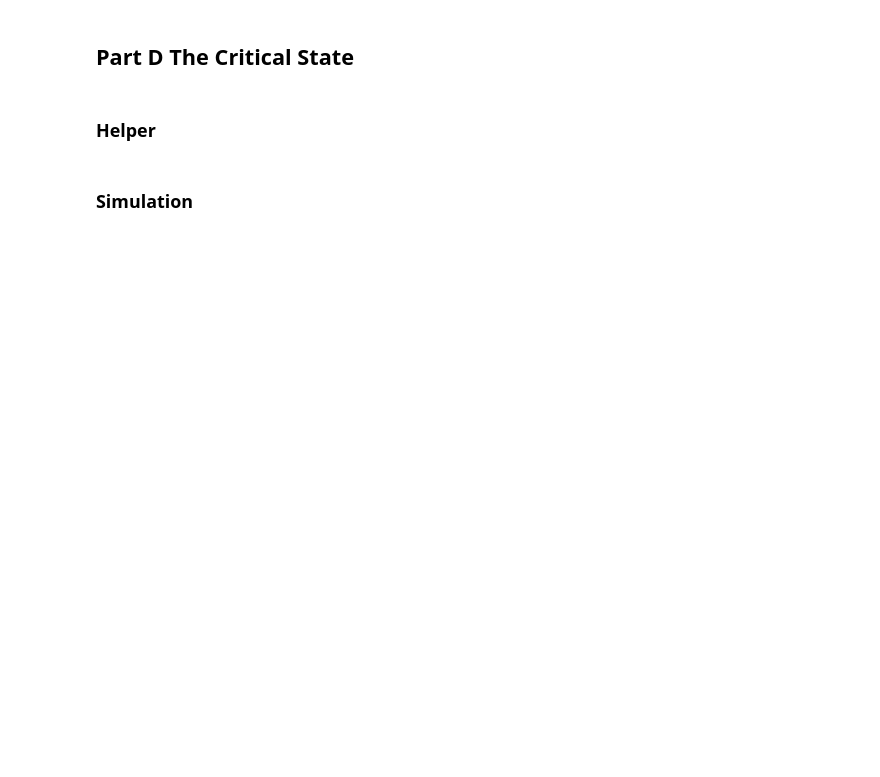
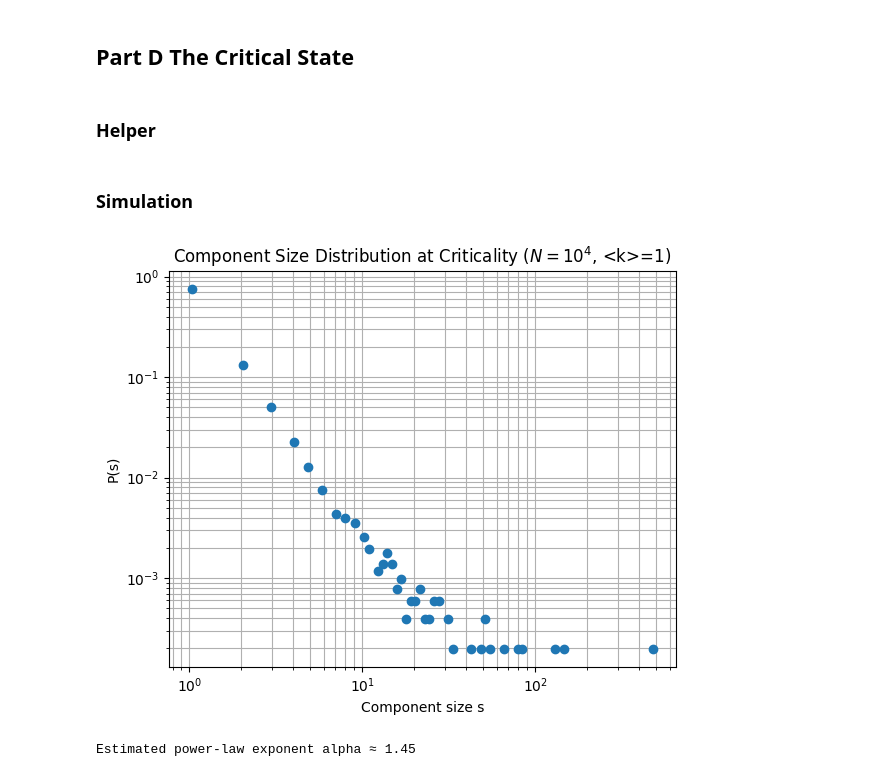
Before and after one commit to AnimateBow4809/UT-SN-HW1, a Jupyter notebook: Q3.ipynb, the cells around one changed output. Drawn from its saved outputs; the diff is of its cells as text; code cells hidden in the pictures; blank space fills up the shorter version.

```diff
--- a/Q3.ipynb
+++ b/Q3.ipynb
@@ -104,17 +104,32 @@ plt.show()
 ### Helper
 # %%
 def log_binning(data, num_bins=25):
+    data = np.asarray(data)
     data = data[data > 0]
 
     s_min = data.min()
     s_max = data.max()
 
-    bins = np.logspace(np.log10(s_min), np.log10(s_max), num_bins)
-    hist, bin_edges = np.histogram(data, bins=bins, density=True)
+    bin_edges = np.logspace(np.log10(s_min), np.log10(s_max), num_bins + 1)
 
-    bin_centers = np.sqrt(bin_edges[:-1] * bin_edges[1:])
+    bin_centers = []
+    P_s = []
 
-    return bin_centers, hist
+    total = len(data)
+
+    for i in range(num_bins):
+        left = bin_edges[i]
+        right = bin_edges[i + 1]
+
+        mask = (data >= left) & (data < right)
+        count = np.sum(mask)
+
+        if count > 0:
+            bin_width = right - left
+            P_s.append(count / (total))
+            bin_centers.append(np.sqrt(left * right))
+
+    return np.array(bin_centers), np.array(P_s)
 # %% [markdown]
 ### Simulation
 # %%
@@ -126,3 +141,26 @@ G = ig.Graph.Erdos_Renyi(n=N, p=p, directed=False)
 
 components = G.clusters()
 sizes = np.array(components.sizes())
+s_vals, P_s = log_binning(sizes, num_bins=100)
+# %%
+plt.figure(figsize=(6, 5))
+plt.loglog(s_vals, P_s, marker='o', linestyle='none')
+plt.xlabel(r"Component size s")
+plt.ylabel(r"P(s)")
+plt.title(r"Component Size Distribution at Criticality ($N=10^4$, <k>=1)")
+plt.grid(True, which="both")
+plt.tight_layout()
+plt.show()
+# %% [output]
+[figure, added]
+# %%
+
+log_s = np.log10(s_vals)
+log_P = np.log10(P_s)
+
+coeffs = np.polyfit(log_s, log_P, 1)
+alpha_est = -coeffs[0]
+
+print(f"Estimated power-law exponent alpha ≈ {alpha_est:.2f}")
+# %% [output]
+Estimated power-law exponent alpha ≈ 1.45
```
Also changed, not shown: parts of 1 cell of this notebook.
